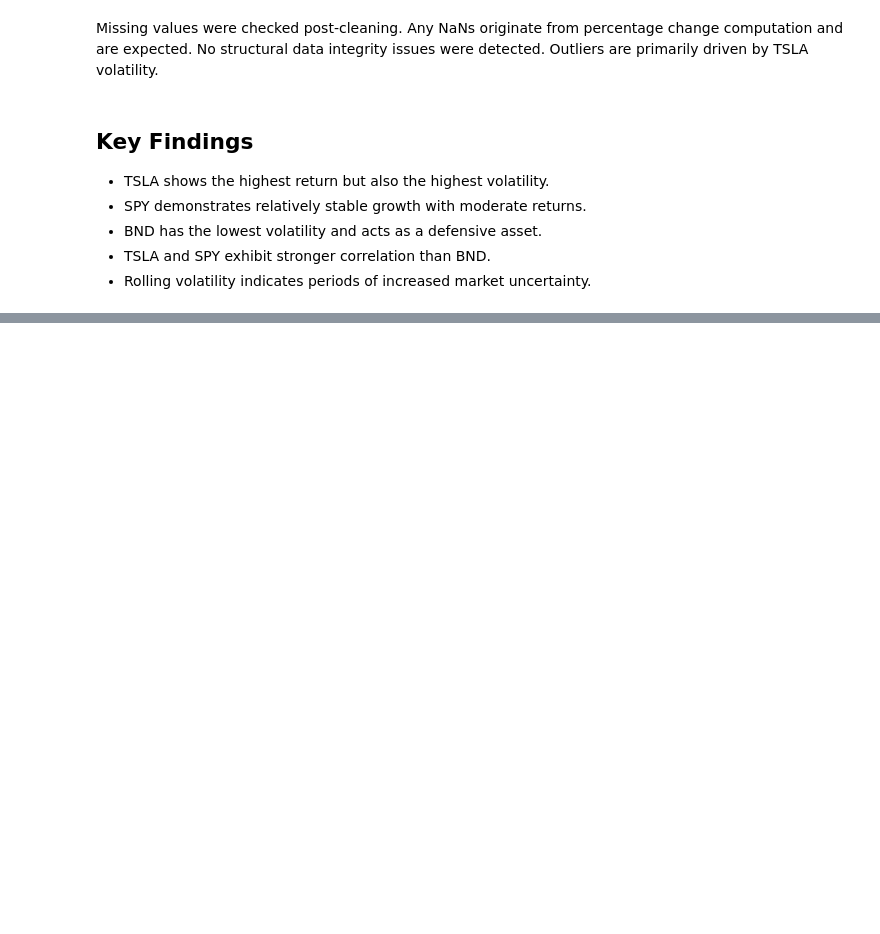
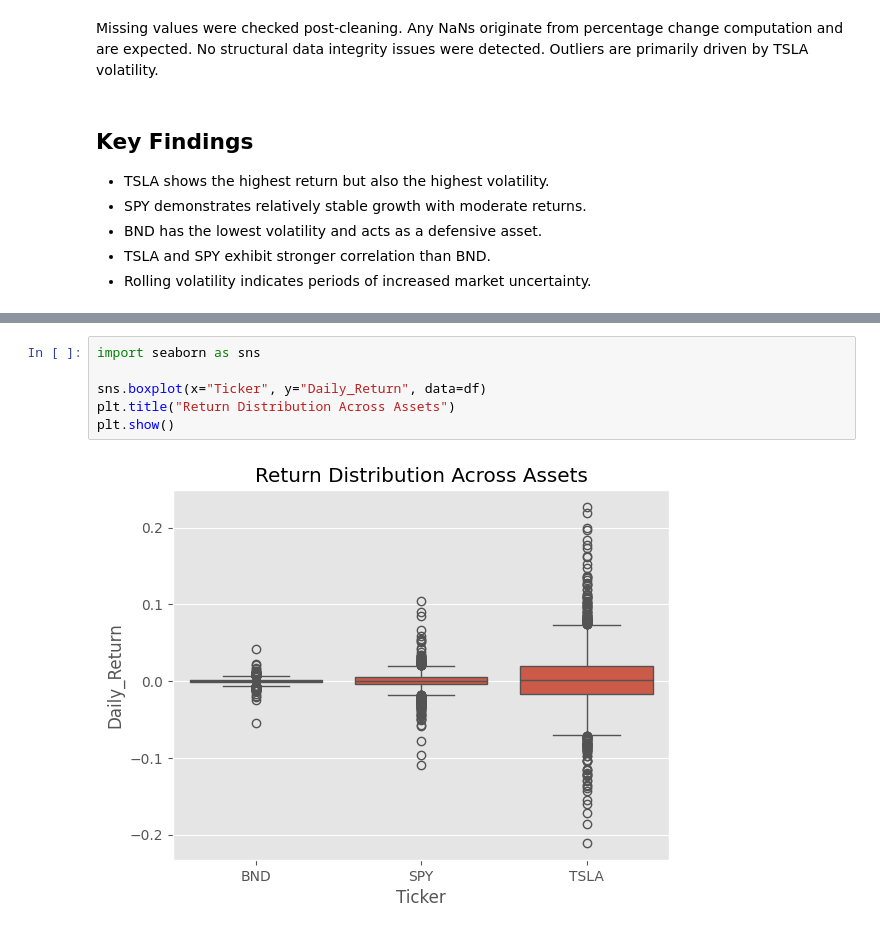
Before and after one commit to redietwogayehu/portfolio-optimization, a Jupyter notebook: notebooks/03_eda.ipynb, the cells around one changed output, grey strips where cells are left out. Saved outputs shown, nothing was run; the diff lists cells and outputs as text; blank space fills up the shorter version.

```diff
--- a/notebooks/03_eda.ipynb
+++ b/notebooks/03_eda.ipynb
@@ -402,0 +415,8 @@ Missing values were checked post-cleaning. Any NaNs originate from percentage ch
+# %%
+import seaborn as sns
+
+sns.boxplot(x="Ticker", y="Daily_Return", data=df)
+plt.title("Return Distribution Across Assets")
+plt.show()
+# %% [output]
+[figure, added]
```
Also changed, not shown: parts of 4 cells of this notebook, 6 other files.
